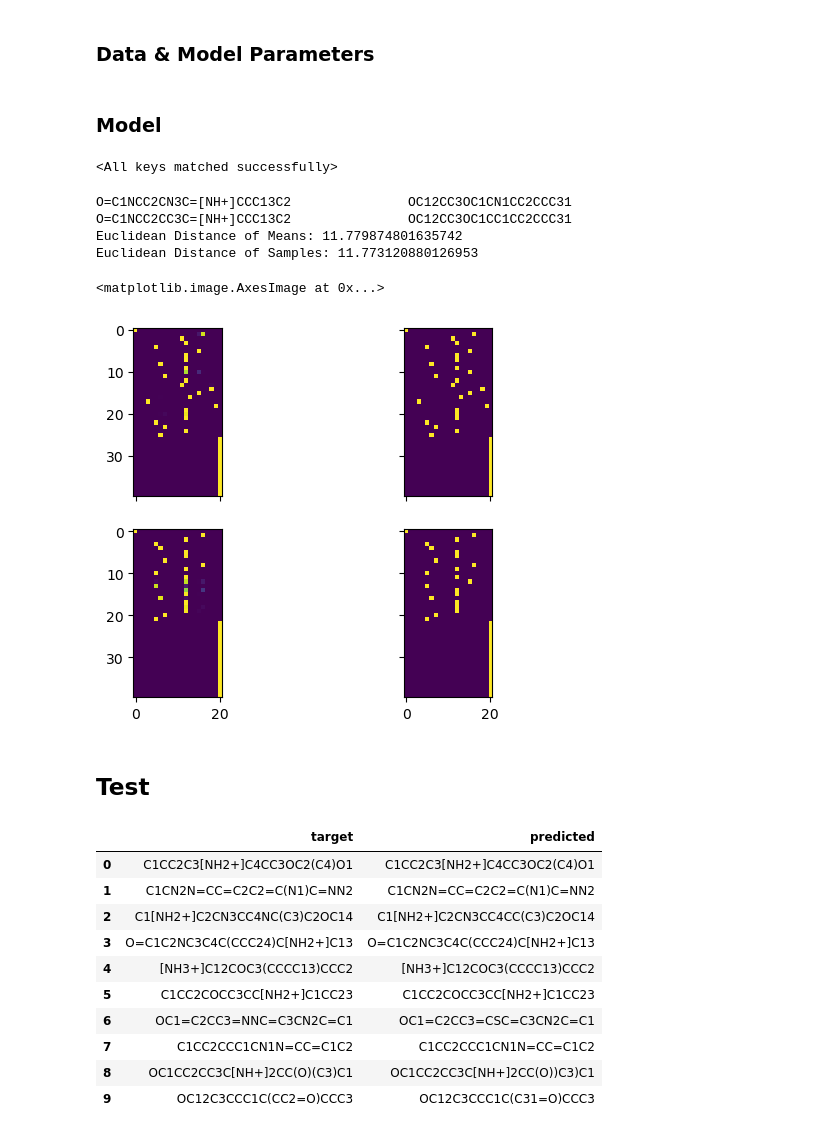
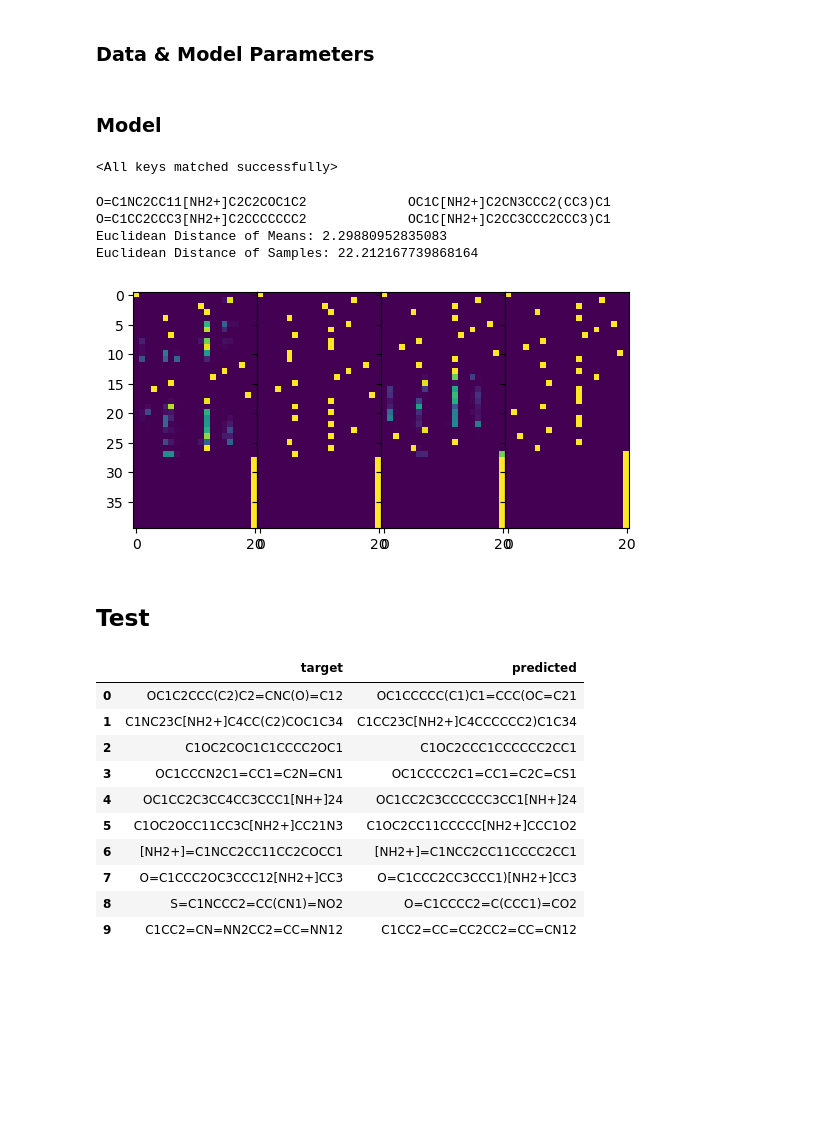
Before and after one commit to jshe2304/smilesVAE, a Jupyter notebook: ae.ipynb, the cells around one changed output. Cells and saved outputs as stored; diff of their text form; code cells hidden in the pictures; blank space fills up the shorter version.

```diff
--- a/ae.ipynb
+++ b/ae.ipynb
@@ -26,65 +23,77 @@ from decoder import DecodeNext, Decoder
+# %%
+DATADIR = './data/gdb13/'
+OUTDIR = './run-6/'
+LOGFILE = os.path.join(OUTDIR, 'log.csv')
+
+GRU_HIDDEN_DIM = 512
+LATENT_DIM = 256
 # %% [markdown]
 ### Data & Model Parameters
 # %%
-train_smiles, test_smiles = fetch_smiles_gdb13('./data/gdb13')
+smiles_train, smiles_test = fetch_smiles_gdb13(DATADIR)
-# %% [markdown]
-### Model
 # %%
-params = make_params(smiles=train_smiles + test_smiles, GRU_HIDDEN_DIM=512, LATENT_DIM=256)
+params = make_params(
+    smiles=smiles_train + smiles_test,
+    GRU_HIDDEN_DIM=GRU_HIDDEN_DIM,
+    LATENT_DIM=LATENT_DIM
+)
+# %% [markdown]
+### Model
 # %%
 encoder = Encoder(params)
-encoder.load_state_dict(torch.load('weights-5/encoder_weights.pth'))
+encoder.load_state_dict(torch.load(OUTDIR + 'encoder_weights.pth'))
 
 decoder = Decoder(params)
-decoder.load_state_dict(torch.load('weights-5/decoder_weights.pth'))
+decoder.load_state_dict(torch.load(OUTDIR + 'decoder_weights.pth'))
 # %% [output]
 <All keys matched successfully>
 # %%
-s1, s2 = random.sample(test_smiles, 2)
+s1, s2 = random.sample(smiles_test, 2)
 print(f'{s1}\t\t{s2}')
 
 s1 = to_one_hot(s1, params)
 s2 = to_one_hot(s2, params)
 
 mu1, logvar1, z1 = encoder(s1)
 mu2, logvar2, z2 = encoder(s2)
 
 s1_pred = decoder(z1)
 s2_pred = decoder(z2)
 
 print(f'{from_one_hot(s1_pred, params)[0]}\t\t{from_one_hot(s2_pred, params)[0]}')
 
 print(f"Euclidean Distance of Means: {float(torch.pow(torch.sum(torch.pow(mu1 - mu2, 2)), 0.5))}")
 print(f"Euclidean Distance of Samples: {float(torch.pow(torch.sum(torch.pow(z1 - z2, 2)), 0.5))}")
 
-fig, ((ax1, ax2), (ax3, ax4)) = plt.subplots(2, 2, sharex=True, sharey=True)
+fig, (ax1, ax2, ax3, ax4) = plt.subplots(1, 4, sharex=True, sharey=True)
 
 ax1.imshow(torch.softmax(s1_pred, dim=2).squeeze(0).detach().numpy())
 ax2.imshow(torch.softmax(s1, dim=2).squeeze(0).detach().numpy())
 
 ax3.imshow(torch.softmax(s2_pred, dim=2).squeeze(0).detach().numpy())
 ax4.imshow(torch.softmax(s2, dim=2).squeeze(0).detach().numpy())
+
+plt.subplots_adjust(wspace=0, hspace=0)
 # %% [output]
-O=C1NCC2CN3C=[NH+]CCC13C2               OC12CC3OC1CN1CC2CCC31
-O=C1NCC2CC3C=[NH+]CCC13C2               OC12CC3OC1CC1CC2CCC31
-Euclidean Distance of Means: 11.779874801635742
-Euclidean Distance of Samples: 11.773120880126953
+O=C1NC2CC11[NH2+]C2C2COC1C2             OC1C[NH2+]C2CN3CCC2(CC3)C1
+O=C1CC2CCC3[NH2+]C2CCCCCCC2             OC1C[NH2+]C2CC3CCC2CCC3)C1
+Euclidean Distance of Means: 2.29880952835083
+Euclidean Distance of Samples: 22.212167739868164
-<matplotlib.image.AxesImage at 0x...>
-[figure, old version]
+[figure, new version]
 # %% [markdown]
 ## Test
 # %%
-evaluate_ae(encoder, decoder, test_smiles, 10, params=params)
+evaluate_ae(encoder, decoder, smiles_test, 10, params=params)
 # %% [output]
 |  | target | predicted |
-| 0 | C1CC2C3[NH2+]C4CC3OC2(C4)O1 | C1CC2C3[NH2+]C4CC3OC2(C4)O1 |
-| 1 | C1CN2N=CC=C2C2=C(N1)C=NN2 | C1CN2N=CC=C2C2=C(N1)C=NN2 |
-| 2 | C1[NH2+]C2CN3CC4NC(C3)C2OC14 | C1[NH2+]C2CN3CC4CC(C3)C2OC14 |
-| 3 | O=C1C2NC3C4C(CCC24)C[NH2+]C13 | O=C1C2NC3C4C(CCC24)C[NH2+]C13 |
-| 4 | [NH3+]C12COC3(CCCC13)CCC2 | [NH3+]C12COC3(CCCC13)CCC2 |
-| 5 | C1CC2COCC3CC[NH2+]C1CC23 | C1CC2COCC3CC[NH2+]C1CC23 |
-| 6 | OC1=C2CC3=NNC=C3CN2C=C1 | OC1=C2CC3=CSC=C3CN2C=C1 |
-| 7 | C1CC2CCC1CN1N=CC=C1C2 | C1CC2CCC1CN1N=CC=C1C2 |
-| 8 | OC1CC2CC3C[NH+]2CC(O)(C3)C1 | OC1CC2CC3C[NH+]2CC(O))C3)C1 |
-| 9 | OC12C3CCC1C(CC2=O)CCC3 | OC12C3CCC1C(C31=O)CCC3 |
+| 0 | OC1C2CCC(C2)C2=CNC(O)=C12 | OC1CCCCC(C1)C1=CCC(OC=C21 |
+| 1 | C1NC23C[NH2+]C4CC(C2)COC1C34 | C1CC23C[NH2+]C4CCCCCC2)C1C34 |
+| 2 | C1OC2COC1C1CCCC2OC1 | C1OC2CCC1CCCCCC2CC1 |
+| 3 | OC1CCCN2C1=CC1=C2N=CN1 | OC1CCCC2C1=CC1=C2C=CS1 |
+| 4 | OC1CC2C3CC4CC3CCC1[NH+]24 | OC1CC2C3CCCCCC3CC1[NH+]24 |
+| 5 | C1OC2OCC11CC3C[NH2+]CC21N3 | C1OC2CC11CCCCC[NH2+]CCC1O2 |
+| 6 | [NH2+]=C1NCC2CC11CC2COCC1 | [NH2+]=C1NCC2CC11CCCC2CC1 |
+| 7 | O=C1CCC2OC3CCC12[NH2+]CC3 | O=C1CCC2CC3CCC1)[NH2+]CC3 |
+| 8 | S=C1NCCC2=CC(CN1)=NO2 | O=C1CCCC2=C(CCC1)=CO2 |
+| 9 | C1CC2=CN=NN2CC2=CC=NN12 | C1CC2=CC=CC2CC2=CC=CN12 |
 # %%
```
Also changed, not shown: parts of 2 cells of this notebook, 16 other files.
